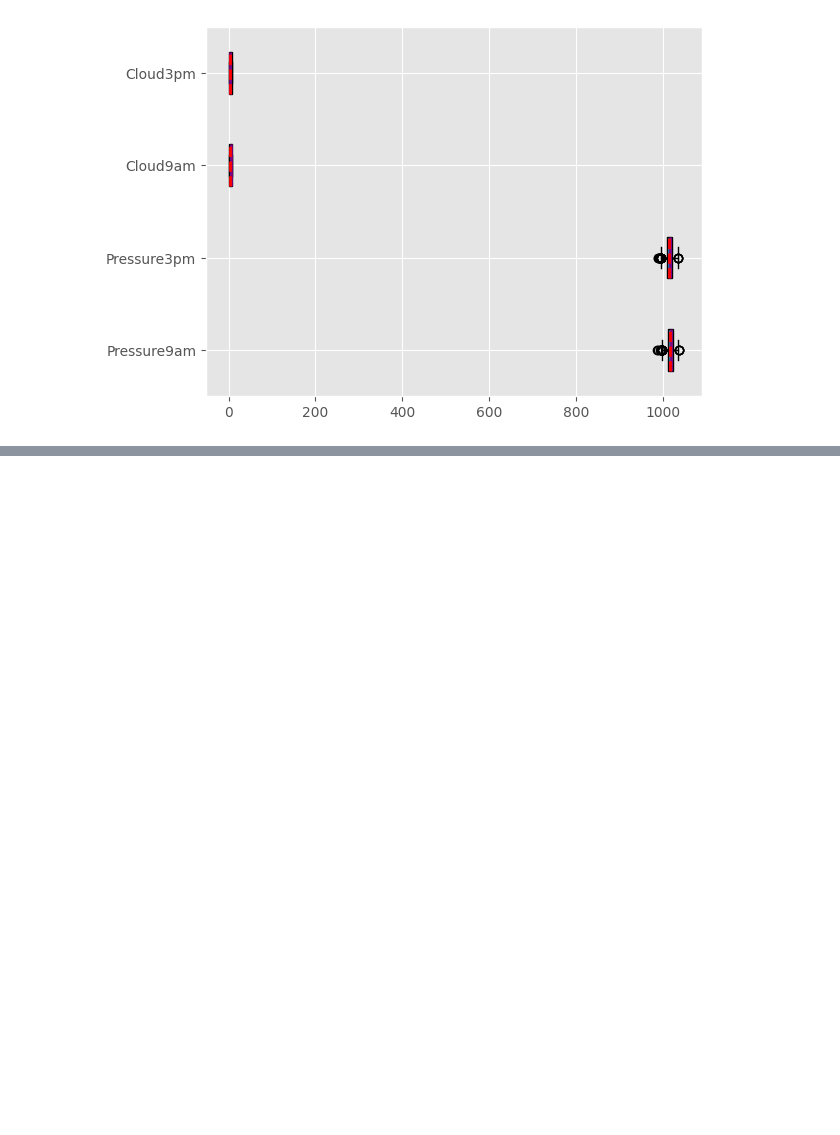
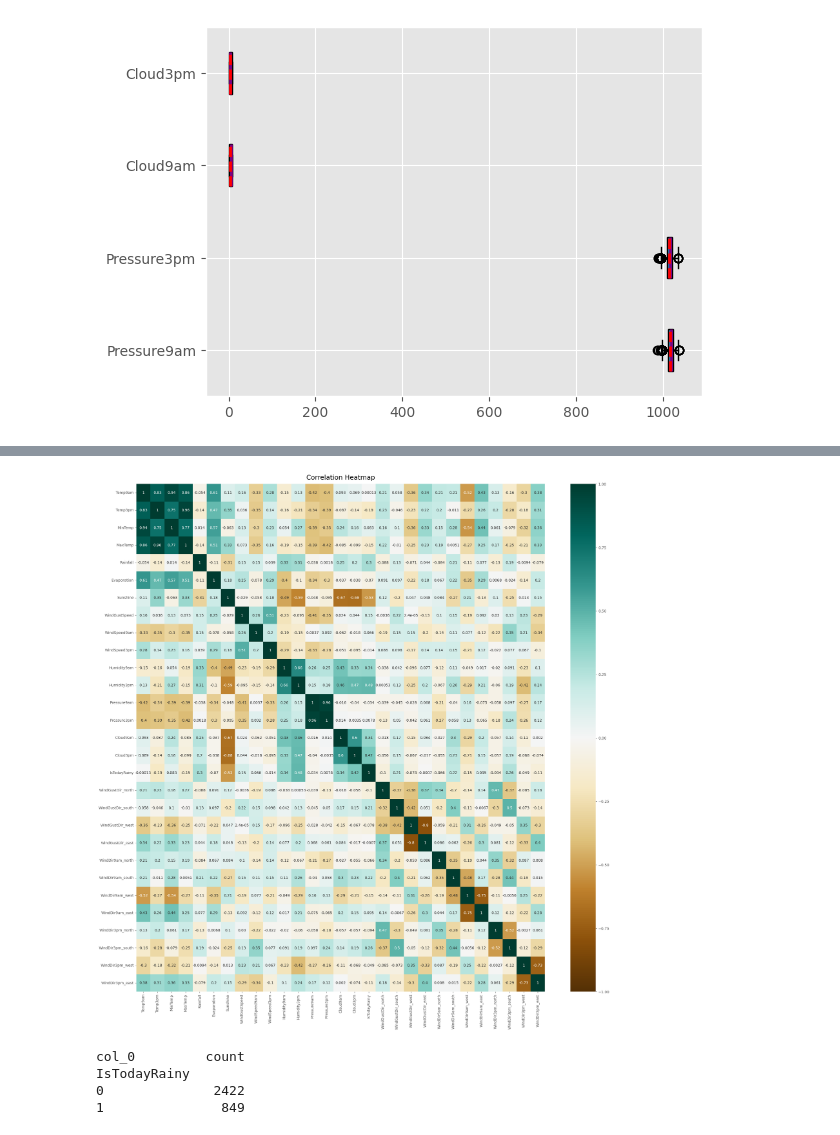
Before and after one commit to bbalage/DataMiningAssignment2, a Jupyter notebook: assignment_2.ipynb, the cells around one changed output, grey strips where cells are left out. Drawn from its saved outputs; the diff is of its cells as text; code cells hidden in the pictures; blank space fills up the shorter version.

```diff
--- a/assignment_2.ipynb
+++ b/assignment_2.ipynb
@@ -123,0 +155,15 @@ plt.show()
+# %%
+fig, heatmap = plt.subplots(figsize=(25,25))
+heatmap = sns.heatmap(df.corr(), vmin=-1, vmax=1, annot=True, cmap='BrBG')
+heatmap.set_title('Correlation Heatmap', fontdict={'fontsize':18}, pad=12)
+plt.show()
+# %% [output]
+[figure, added]
+# %%
+weather_crosstab = pd.crosstab(index=df["IsTodayRainy"], columns="count")
+print(weather_crosstab)
+# %% [output]
+col_0         count
+IsTodayRainy
+0              2422
+1               849
```
Also changed, not shown: parts of 7 cells of this notebook, 1 other file.
